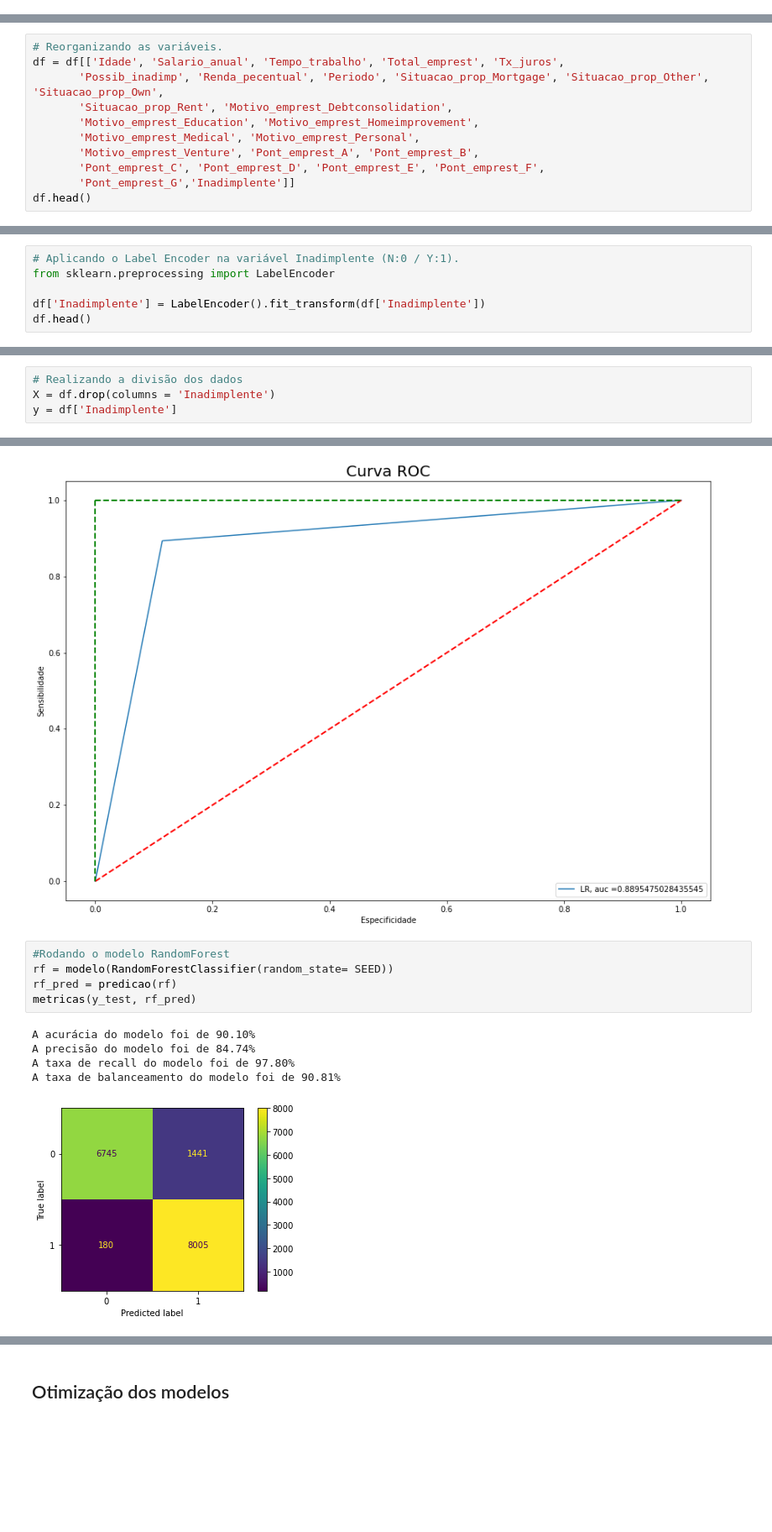
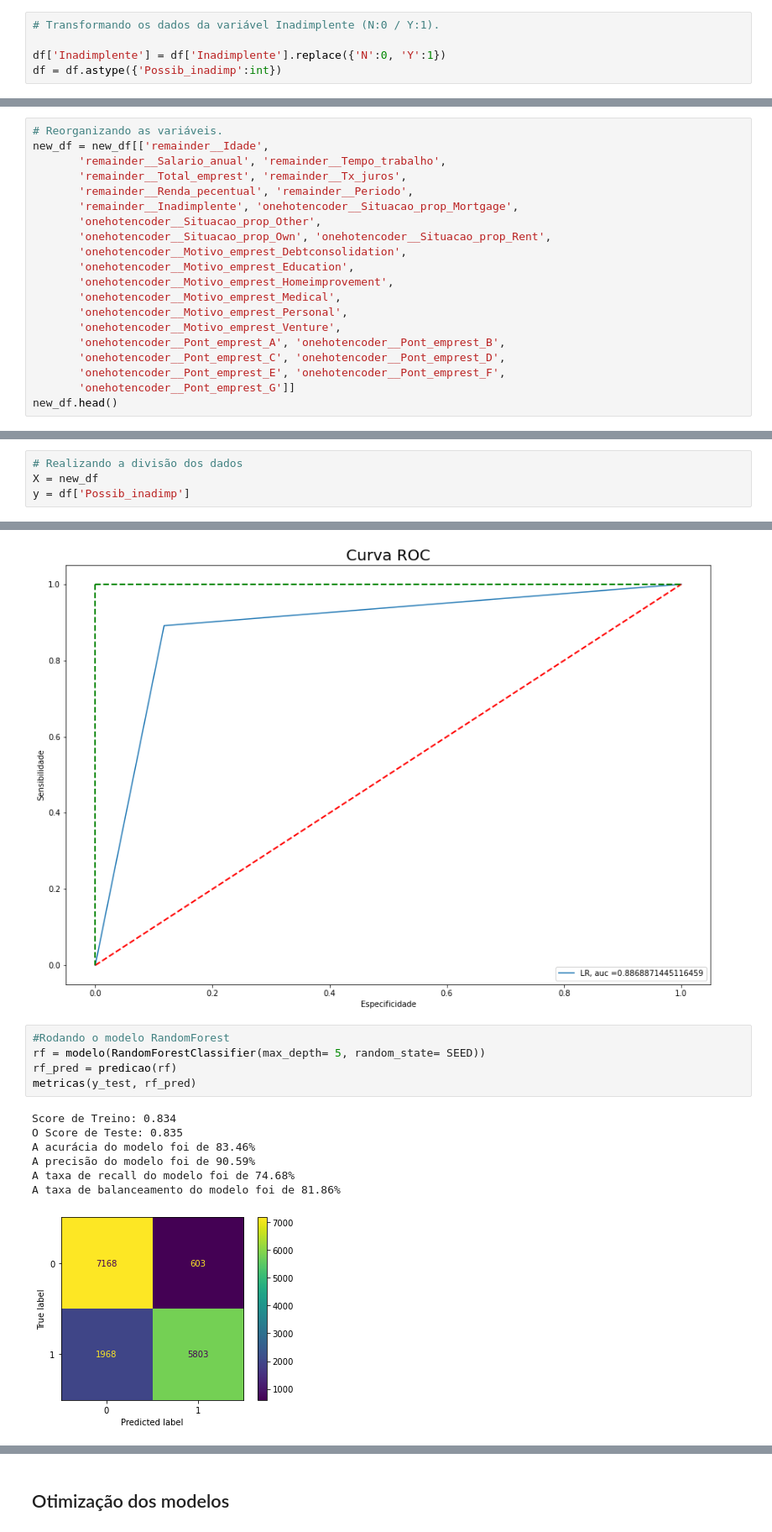
Before and after one commit to MateusSampaio1/Alura_Cash, a Jupyter notebook: Notebook/AluraCash_ML.ipynb, the cells around one changed output, grey strips where cells are left out. Shown at 84% size. Saved outputs shown, nothing was run; the diff lists cells and outputs as text; blank space fills up the shorter version.

Commit message:
Correção notebook + upload modelo
Realização de alguns ajustes no notebook, criação de uma nova pasta que contêm o modelo, o Scaler e o onehotencoder

```diff
--- a/Notebook/AluraCash_ML.ipynb
+++ b/Notebook/AluraCash_ML.ipynb
@@ -259,5 +271,10 @@ Pont_emprest
 ------------------------------------------------------
 Inadimplente
 ['N' 'Y']
+# %%
+# Transformando os dados da variável Inadimplente (N:0 / Y:1).
+
+df['Inadimplente'] = df['Inadimplente'].replace({'N':0, 'Y':1})
+df = df.astype({'Possib_inadimp':int})
 # %%
 # Encoding das variáveis qualitativas.
@@ -265,12 +298,21 @@ df = pd.get_dummies(data = df, columns = ['Situacao_prop','Motivo_emprest','Pont
 # %%
 # Reorganizando as variáveis.
-df = df[['Idade', 'Salario_anual', 'Tempo_trabalho', 'Total_emprest', 'Tx_juros',
-       'Possib_inadimp', 'Renda_pecentual', 'Periodo', 'Situacao_prop_Mortgage', 'Situacao_prop_Other', 'Situacao_prop_Own',
-       'Situacao_prop_Rent', 'Motivo_emprest_Debtconsolidation',
-       'Motivo_emprest_Education', 'Motivo_emprest_Homeimprovement',
-       'Motivo_emprest_Medical', 'Motivo_emprest_Personal',
-       'Motivo_emprest_Venture', 'Pont_emprest_A', 'Pont_emprest_B',
-       'Pont_emprest_C', 'Pont_emprest_D', 'Pont_emprest_E', 'Pont_emprest_F',
-       'Pont_emprest_G','Inadimplente']]
-df.head()
+new_df = new_df[['remainder__Idade',
+       'remainder__Salario_anual', 'remainder__Tempo_trabalho',
+       'remainder__Total_emprest', 'remainder__Tx_juros',
+       'remainder__Renda_pecentual', 'remainder__Periodo',
+       'remainder__Inadimplente', 'onehotencoder__Situacao_prop_Mortgage',
+       'onehotencoder__Situacao_prop_Other',
+       'onehotencoder__Situacao_prop_Own', 'onehotencoder__Situacao_prop_Rent',
+       'onehotencoder__Motivo_emprest_Debtconsolidation',
+       'onehotencoder__Motivo_emprest_Education',
+       'onehotencoder__Motivo_emprest_Homeimprovement',
+       'onehotencoder__Motivo_emprest_Medical',
+       'onehotencoder__Motivo_emprest_Personal',
+       'onehotencoder__Motivo_emprest_Venture',
+       'onehotencoder__Pont_emprest_A', 'onehotencoder__Pont_emprest_B',
+       'onehotencoder__Pont_emprest_C', 'onehotencoder__Pont_emprest_D',
+       'onehotencoder__Pont_emprest_E', 'onehotencoder__Pont_emprest_F',
+       'onehotencoder__Pont_emprest_G']]
+new_df.head()
 # %% [output]
@@ -283,6 +324,0 @@ df.head()
-# %%
-# Aplicando o Label Encoder na variável Inadimplente (N:0 / Y:1).
-from sklearn.preprocessing import LabelEncoder
-
-df['Inadimplente'] = LabelEncoder().fit_transform(df['Inadimplente'])
-df.head()
@@ -309,8 +326,8 @@ with sns.axes_style('white'):
 ## Modelagem dos dados
 # %%
 # Realizando a divisão dos dados
-X = df.drop(columns = 'Inadimplente')
-y = df['Inadimplente']
+X = new_df
+y = df['Possib_inadimp']
 # %%
 #Normalização dos dados.
 
@@ -461,15 +485,17 @@ auc_roc(dct, X_test, y_test)
 [figure]
 # %%
 #Rodando o modelo RandomForest
-rf = modelo(RandomForestClassifier(random_state= SEED))
+rf = modelo(RandomForestClassifier(max_depth= 5, random_state= SEED))
 rf_pred = predicao(rf)
 metricas(y_test, rf_pred)
 # %% [output]
-A acurácia do modelo foi de 90.10%
-A precisão do modelo foi de 84.74%
-A taxa de recall do modelo foi de 97.80%
-A taxa de balanceamento do modelo foi de 90.81%
+Score de Treino: 0.834
+O Score de Teste: 0.835
+A acurácia do modelo foi de 83.46%
+A precisão do modelo foi de 90.59%
+A taxa de recall do modelo foi de 74.68%
+A taxa de balanceamento do modelo foi de 81.86%
-[figure, old version]
+[figure, new version]
 # %%
 # Plotando a curva para o RandomForest
 auc_roc(rf, X_test, y_test)
```
Also changed, not shown: parts of 35 cells of this notebook, 3 other files.
